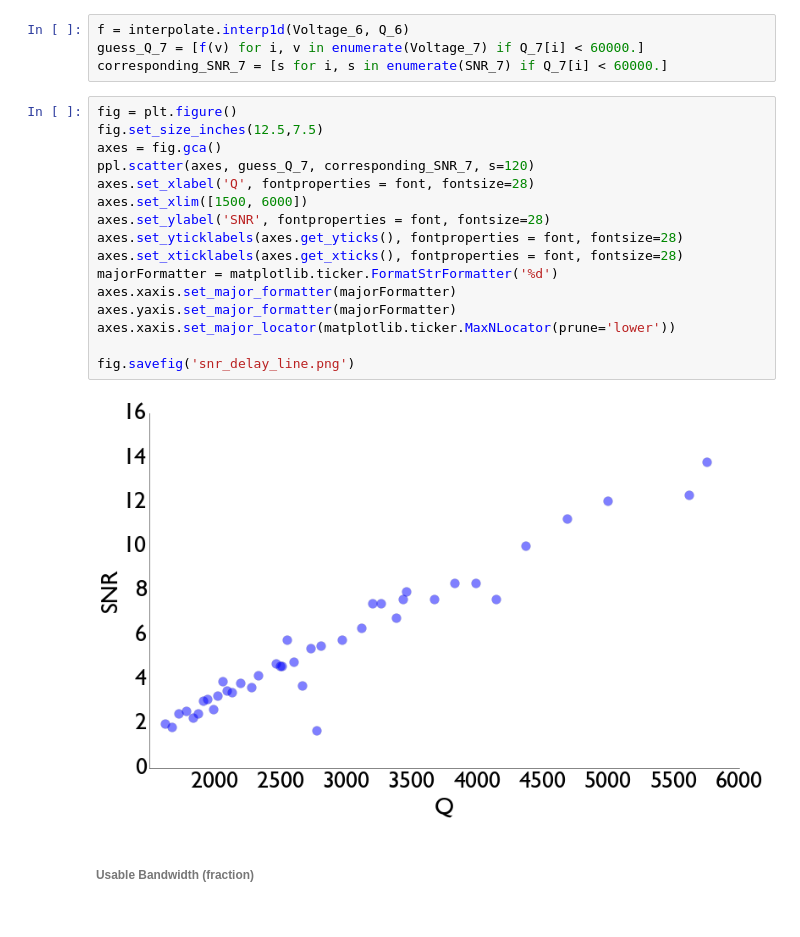
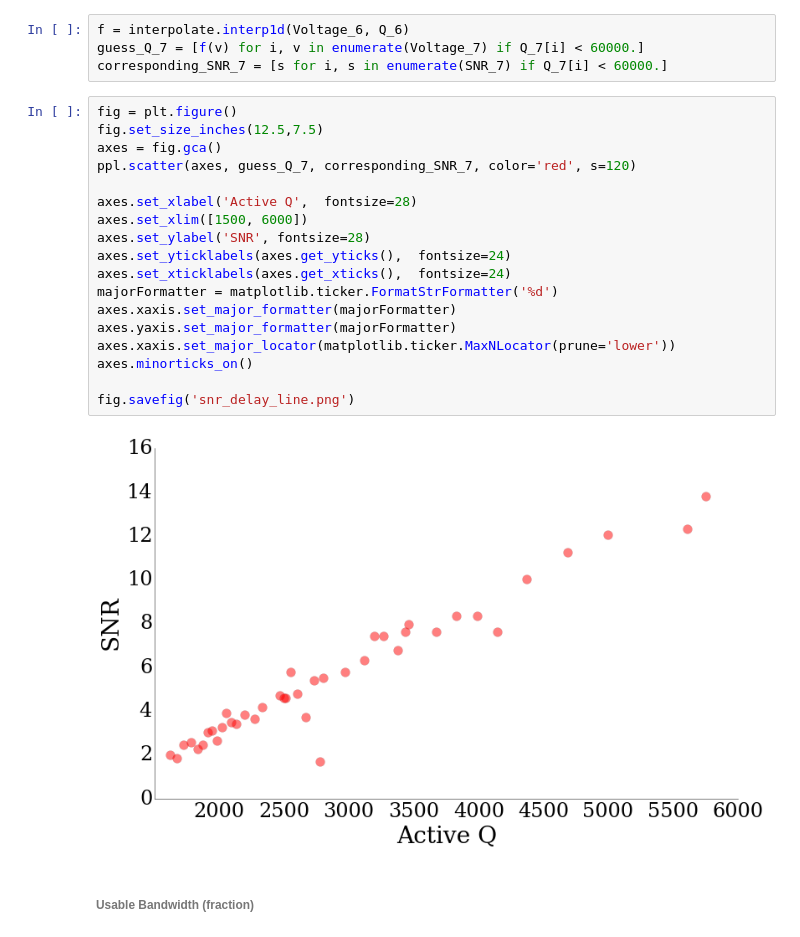
Before and after one commit to atmalagon/activeresonator, a Jupyter notebook: ipython_notebooks/Active_Resonator_Calculations.ipynb, the cells around one changed output. Drawn from its saved outputs; the diff is of its cells as text.

```diff
--- a/ipython_notebooks/Active_Resonator_Calculations.ipynb
+++ b/ipython_notebooks/Active_Resonator_Calculations.ipynb
@@ -358,21 +362,23 @@ corresponding_SNR_7 = [s for i, s in enumerate(SNR_7) if Q_7[i] < 60000.]
 # %%
 fig = plt.figure()
 fig.set_size_inches(12.5,7.5)
 axes = fig.gca()
-ppl.scatter(axes, guess_Q_7, corresponding_SNR_7, s=120)
-axes.set_xlabel('Q', fontproperties = font, fontsize=28)
+ppl.scatter(axes, guess_Q_7, corresponding_SNR_7, color='red', s=120)
+
+axes.set_xlabel('Active Q',  fontsize=28)
 axes.set_xlim([1500, 6000])
-axes.set_ylabel('SNR', fontproperties = font, fontsize=28)
-axes.set_yticklabels(axes.get_yticks(), fontproperties = font, fontsize=28)
-axes.set_xticklabels(axes.get_xticks(), fontproperties = font, fontsize=28)
+axes.set_ylabel('SNR', fontsize=28)
+axes.set_yticklabels(axes.get_yticks(),  fontsize=24)
+axes.set_xticklabels(axes.get_xticks(),  fontsize=24)
 majorFormatter = matplotlib.ticker.FormatStrFormatter('%d')
 axes.xaxis.set_major_formatter(majorFormatter)
 axes.yaxis.set_major_formatter(majorFormatter)
 axes.xaxis.set_major_locator(matplotlib.ticker.MaxNLocator(prune='lower'))
+axes.minorticks_on()
 
 fig.savefig('snr_delay_line.png')
 # %% [output]
-[figure, old version]
+[figure, new version]
 # %% [markdown]
 ###### Usable Bandwidth (fraction)
 # %%
```
Also changed, not shown: parts of 5 cells of this notebook, 26 other files.
